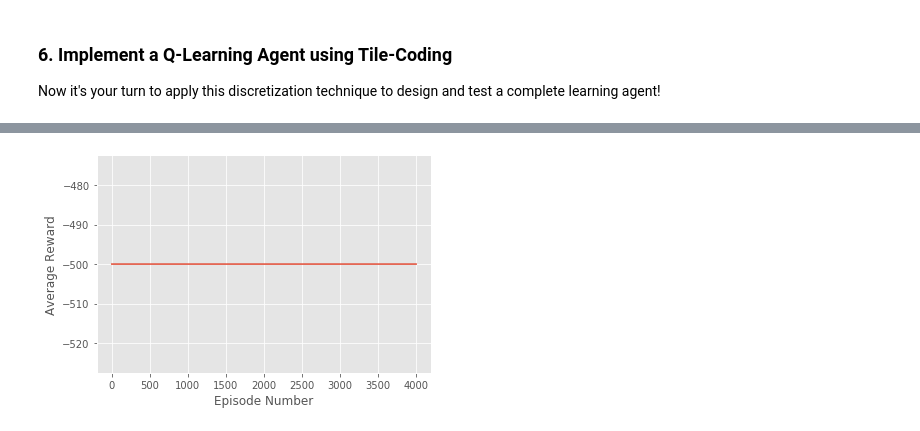
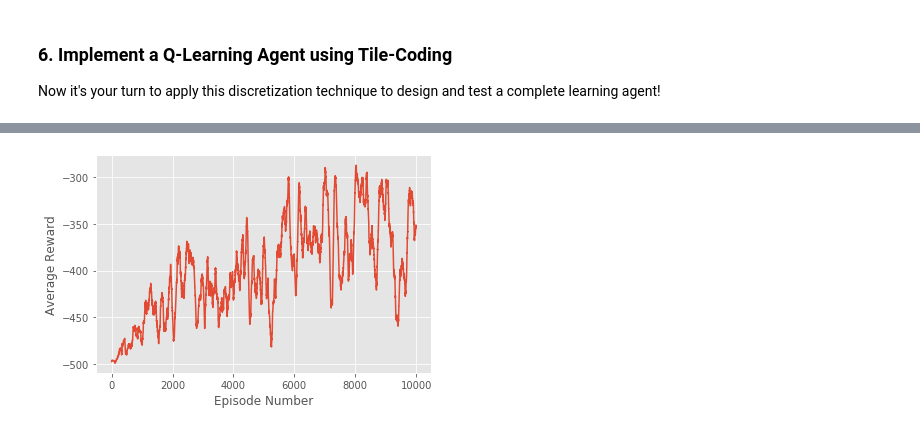
Before and after one commit to BAlmeidaS/reinforcement-learning-studies, a Jupyter notebook: acrobot/Tile_Coding.ipynb, the cells around one changed output, grey strips where cells are left out. Saved outputs shown, nothing was run; the diff lists cells and outputs as text; code cells hidden in the pictures.

Commit message:
solving acrobot with agente made with q-learning

```diff
--- a/acrobot/Tile_Coding.ipynb
+++ b/acrobot/Tile_Coding.ipynb
@@ -407,0 +433,14 @@ class Agent:
+# %%
+bins = tuple(np.ones(env.observation_space.high.shape[0], dtype=int) * 5)
+
+offsets = (env.observation_space.high - env.observation_space.low) / 15
+
+pos_offsets = tuple(offsets * 1)
+zero_offsets = tuple(offsets * 0)
+neg_offsets = tuple(offsets * -1)
+
+tiling_specs_agent = [(bins, neg_offsets),
+                      (bins, zero_offsets),
+                      (bins, pos_offsets)]
+
+agent = Agent(env, tiling_specs_agent, alpha=.02)
@@ -454,10 +518,10 @@ TiledQTable(): no. of internal tables =  3
 # %%
 from matplotlib import pyplot as plt
 
-plt.plot(np.linspace(0, 4000, len(rewards), endpoint=False),
+plt.plot(np.linspace(0, 10000, len(rewards), endpoint=False),
          np.asarray(rewards))
 plt.ylabel('Average Reward')
 plt.xlabel('Episode Number')
 plt.show()
 # %% [output]
-[figure, old version]
+[figure, new version]
```
Also changed, not shown: parts of 3 cells of this notebook.
